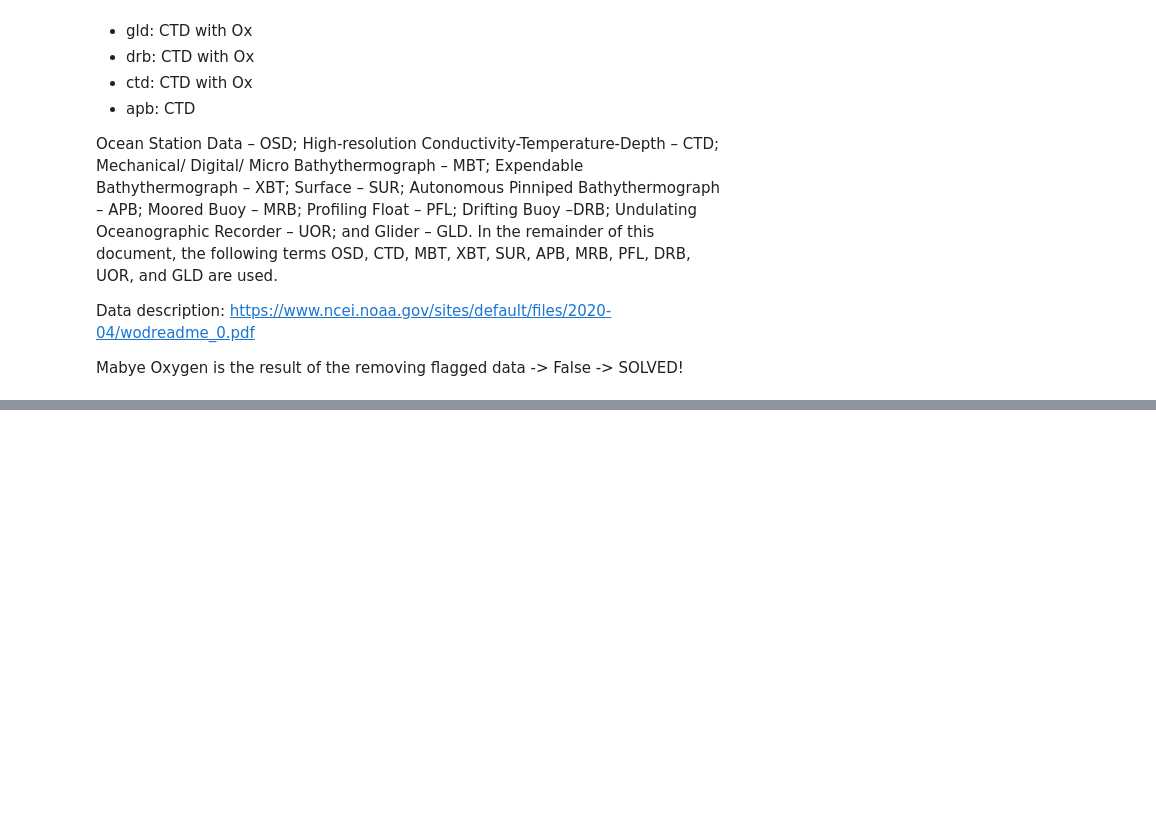
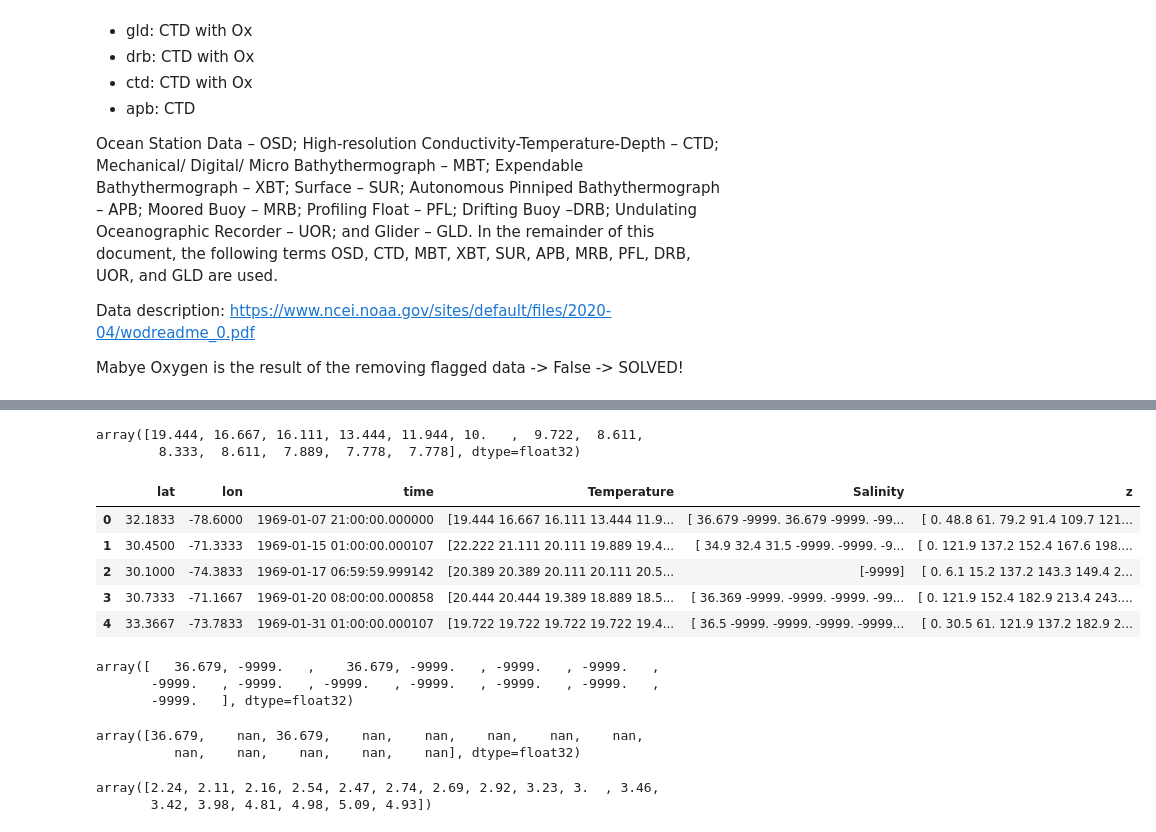
Before and after one commit to jgrzywacz42/marn5895_project, a Jupyter notebook: API_NCEI.ipynb, the cells around one changed output, grey strips where cells are left out. Saved outputs shown, nothing was run; the diff lists cells and outputs as text; code cells hidden in the pictures; blank space fills up the shorter version.

```diff
--- a/API_NCEI.ipynb
+++ b/API_NCEI.ipynb
@@ -297,0 +360,26 @@ ds
+# %%
+ds['Temperature'][2]
+# %% [output]
+array([19.444, 16.667, 16.111, 13.444, 11.944, 10.   ,  9.722,  8.611,
+        8.333,  8.611,  7.889,  7.778,  7.778], dtype=float32)
+# %%
+saved_df = pd.read_csv('/shared/marn5895/data/HungJosiahProject/WOD_NWA_1969_ctd.csv')
+saved_df.head()
+# %% [output]
+|  | lat | lon | time | Temperature | Salinity | z |
+| 0 | 32.1833 | -78.6000 | 1969-01-07 21:00:00.000000 | [19.444 16.667 16.111 13.444 11.9... | [ 36.679 -9999. 36.679 -9999. -99... | [ 0. 48.8 61. 79.2 91.4 109.7 121... |
+| 1 | 30.4500 | -71.3333 | 1969-01-15 01:00:00.000107 | [22.222 21.111 20.111 19.889 19.4... | [ 34.9 32.4 31.5 -9999. -9999. -9... | [ 0. 121.9 137.2 152.4 167.6 198.... |
+| 2 | 30.1000 | -74.3833 | 1969-01-17 06:59:59.999142 | [20.389 20.389 20.111 20.111 20.5... | [-9999] | [ 0. 6.1 15.2 137.2 143.3 149.4 2... |
+| 3 | 30.7333 | -71.1667 | 1969-01-20 08:00:00.000858 | [20.444 20.444 19.389 18.889 18.5... | [ 36.369 -9999. -9999. -9999. -99... | [ 0. 121.9 152.4 182.9 213.4 243.... |
+| 4 | 33.3667 | -73.7833 | 1969-01-31 01:00:00.000107 | [19.722 19.722 19.722 19.722 19.4... | [ 36.5 -9999. -9999. -9999. -9999... | [ 0. 30.5 61. 121.9 137.2 182.9 2... |
+# %%
+np.where(np.isnan(ds['Salinity'][2]), -9999, ds['Salinity'][2])
+# %% [output]
+array([   36.679, -9999.   ,    36.679, -9999.   , -9999.   , -9999.   ,
+       -9999.   , -9999.   , -9999.   , -9999.   , -9999.   , -9999.   ,
+       -9999.   ], dtype=float32)
+# %%
+ds['Salinity'][2]
+# %% [output]
+array([36.679,    nan, 36.679,    nan,    nan,    nan,    nan,    nan,
+          nan,    nan,    nan,    nan,    nan], dtype=float32)
@@ -297,0 +390,6 @@ ds
+# %%
+saved_df = pd.read_csv('/shared/marn5895/data/HungJosiahProject/WOD_NWA_2019_ctd.csv')
+from_np_array(saved_df['Temperature'][0])
+# %% [output]
+array([2.24, 2.11, 2.16, 2.54, 2.47, 2.74, 2.69, 2.92, 3.23, 3.  , 3.46,
+       3.42, 3.98, 4.81, 4.98, 5.09, 4.93])
```
Also changed, not shown: parts of 13 cells of this notebook, 3 other files.
